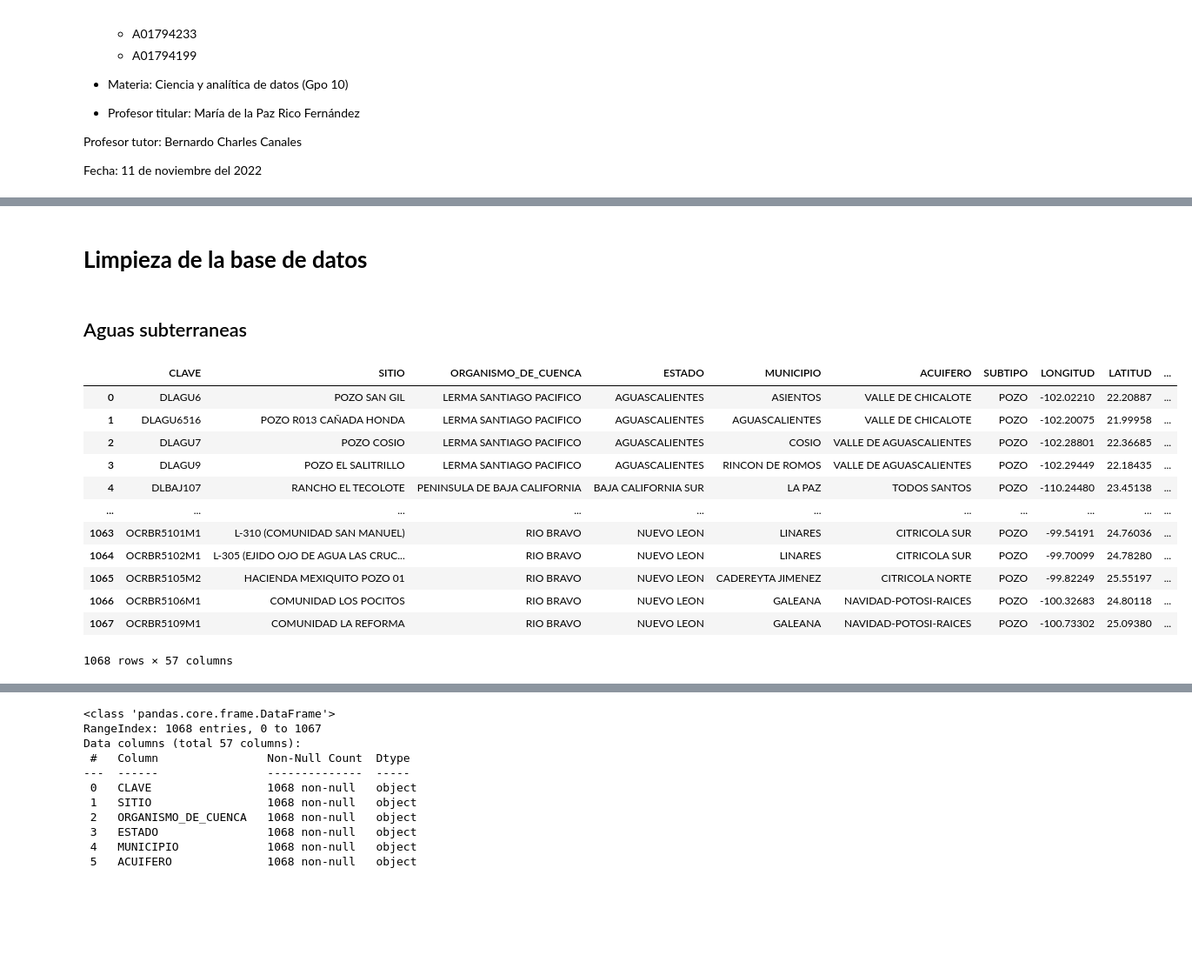
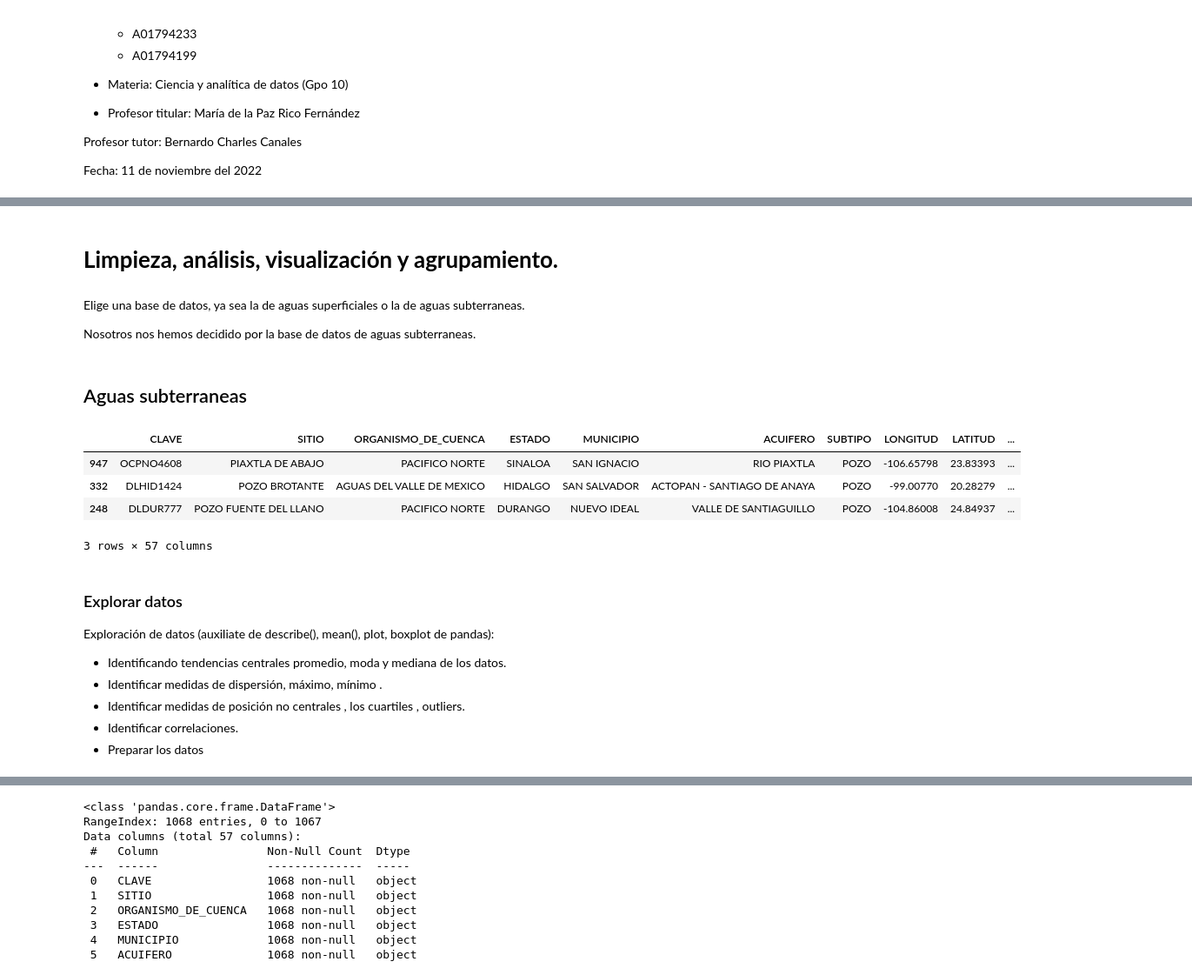
Before and after one commit to PosgradoMNA/actividades-del-projecto-equipo70, a Jupyter notebook: RetoFinal/Entrega1/Reto_Entrega1_Limpieza_análisis_visualización_kmeans.ipynb, the cells around one changed output, grey strips where cells are left out. Shown at 87% size. Saved outputs shown, nothing was run; the diff lists cells and outputs as text; code cells hidden in the pictures; blank space fills up the shorter version.

Commit message:
Estadística de los datos

```diff
--- a/RetoFinal/Entrega1/Reto_Entrega1_Limpieza_análisis_visualización_kmeans.ipynb
+++ b/RetoFinal/Entrega1/Reto_Entrega1_Limpieza_análisis_visualización_kmeans.ipynb
@@ -69,24 +54,31 @@ Successfully installed click-plugins-1.1.1 cligj-0.7.2 fiona-1.8.22 funcy-1.17 g
-# %% [markdown]
-# **Limpieza de la base de datos**
+# %% [markdown]
+# **Limpieza, análisis, visualización y agrupamiento.**
+# %% [markdown]
+Elige una base de datos, ya sea la de aguas superficiales o la de aguas subterraneas.
+
+Nosotros nos hemos decidido por la base de datos de aguas subterraneas.
 # %% [markdown]
 ## Aguas subterraneas
 # %%
+# Importamos la librería Pandas y el dataframe desde nuestro CSV
 import pandas as pd
+import matplotlib.pyplot as plt
 
 url_sub = 'https://raw.githubusercontent.com/PosgradoMNA/actividades-del-projecto-equipo70/main/RetoFinal/DB/Datos_de_calidad_del_agua_de_sitios_de_monitoreo_de_aguas_subterraneas_2020.csv'
 df_sub = pd.read_csv(url_sub,encoding='cp1252')
-df_sub
+df_sub.sample(3) # Observamos una muestra aleatoria de nuestros datos
 # %% [output]
 |  | CLAVE | SITIO | ORGANISMO_DE_CUENCA | ESTADO | MUNICIPIO | ACUIFERO | SUBTIPO | LONGITUD | LATITUD | ... |
-| 0 | DLAGU6 | POZO SAN GIL | LERMA SANTIAGO PACIFICO | AGUASCALIENTES | ASIENTOS | VALLE DE CHICALOTE | POZO | -102.02210 | 22.20887 | ... |
-| 1 | DLAGU6516 | POZO R013 CAÑADA HONDA | LERMA SANTIAGO PACIFICO | AGUASCALIENTES | AGUASCALIENTES | VALLE DE CHICALOTE | POZO | -102.20075 | 21.99958 | ... |
-| 2 | DLAGU7 | POZO COSIO | LERMA SANTIAGO PACIFICO | AGUASCALIENTES | COSIO | VALLE DE AGUASCALIENTES | POZO | -102.28801 | 22.36685 | ... |
-| 3 | DLAGU9 | POZO EL SALITRILLO | LERMA SANTIAGO PACIFICO | AGUASCALIENTES | RINCON DE ROMOS | VALLE DE AGUASCALIENTES | POZO | -102.29449 | 22.18435 | ... |
-| 4 | DLBAJ107 | RANCHO EL TECOLOTE | PENINSULA DE BAJA CALIFORNIA | BAJA CALIFORNIA SUR | LA PAZ | TODOS SANTOS | POZO | -110.24480 | 23.45138 | ... |
-| ... | ... | ... | ... | ... | ... | ... | ... | ... | ... | ... |
-| 1063 | OCRBR5101M1 | L-310 (COMUNIDAD SAN MANUEL) | RIO BRAVO | NUEVO LEON | LINARES | CITRICOLA SUR | POZO | -99.54191 | 24.76036 | ... |
-| 1064 | OCRBR5102M1 | L-305 (EJIDO OJO DE AGUA LAS CRUC... | RIO BRAVO | NUEVO LEON | LINARES | CITRICOLA SUR | POZO | -99.70099 | 24.78280 | ... |
-| 1065 | OCRBR5105M2 | HACIENDA MEXIQUITO POZO 01 | RIO BRAVO | NUEVO LEON | CADEREYTA JIMENEZ | CITRICOLA NORTE | POZO | -99.82249 | 25.55197 | ... |
-| 1066 | OCRBR5106M1 | COMUNIDAD LOS POCITOS | RIO BRAVO | NUEVO LEON | GALEANA | NAVIDAD-POTOSI-RAICES | POZO | -100.32683 | 24.80118 | ... |
-| 1067 | OCRBR5109M1 | COMUNIDAD LA REFORMA | RIO BRAVO | NUEVO LEON | GALEANA | NAVIDAD-POTOSI-RAICES | POZO | -100.73302 | 25.09380 | ... |
+| 947 | OCPNO4608 | PIAXTLA DE ABAJO | PACIFICO NORTE | SINALOA | SAN IGNACIO | RIO PIAXTLA | POZO | -106.65798 | 23.83393 | ... |
+| 332 | DLHID1424 | POZO BROTANTE | AGUAS DEL VALLE DE MEXICO | HIDALGO | SAN SALVADOR | ACTOPAN - SANTIAGO DE ANAYA | POZO | -99.00770 | 20.28279 | ... |
+| 248 | DLDUR777 | POZO FUENTE DEL LLANO | PACIFICO NORTE | DURANGO | NUEVO IDEAL | VALLE DE SANTIAGUILLO | POZO | -104.86008 | 24.84937 | ... |
-1068 rows × 57 columns
+3 rows × 57 columns
+# %% [markdown]
+### Explorar datos
+Exploración de datos (auxiliate de describe(), mean(), plot, boxplot de pandas):
+
+* Identificando tendencias centrales promedio, moda y mediana de los datos.
+* Identificar medidas de dispersión, máximo, mínimo .
+* Identificar medidas de posición no centrales , los cuartiles , outliers.
+* Identificar correlaciones.
+* Preparar los datos
```
Also changed, not shown: parts of 16 cells of this notebook.
